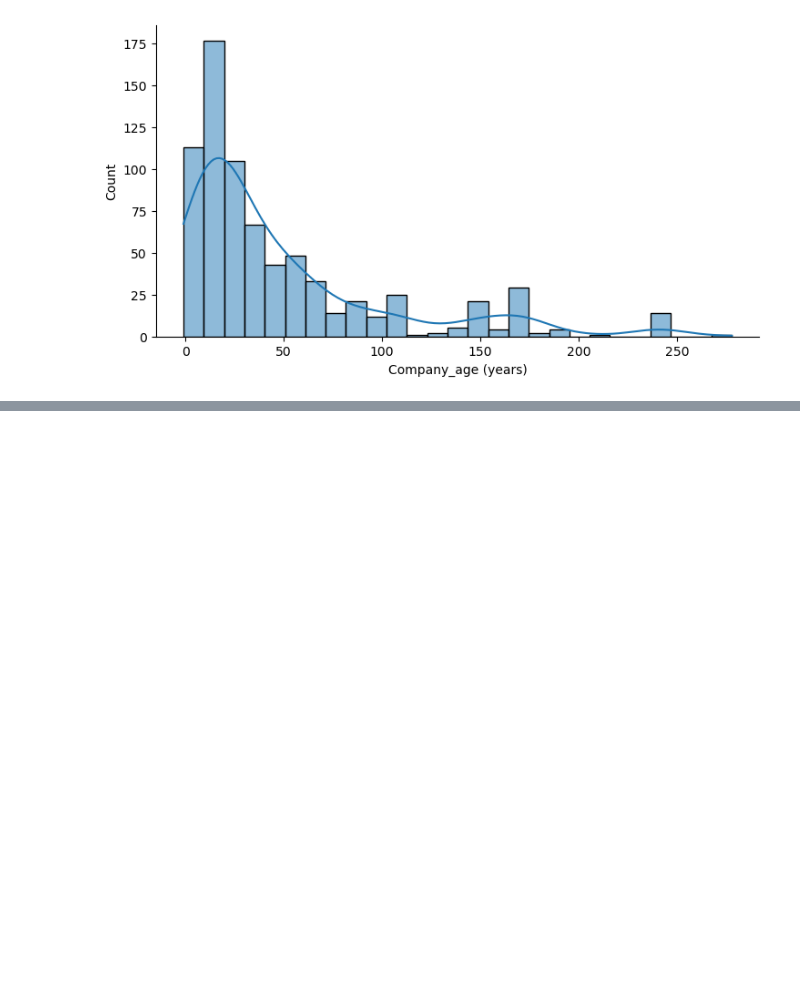
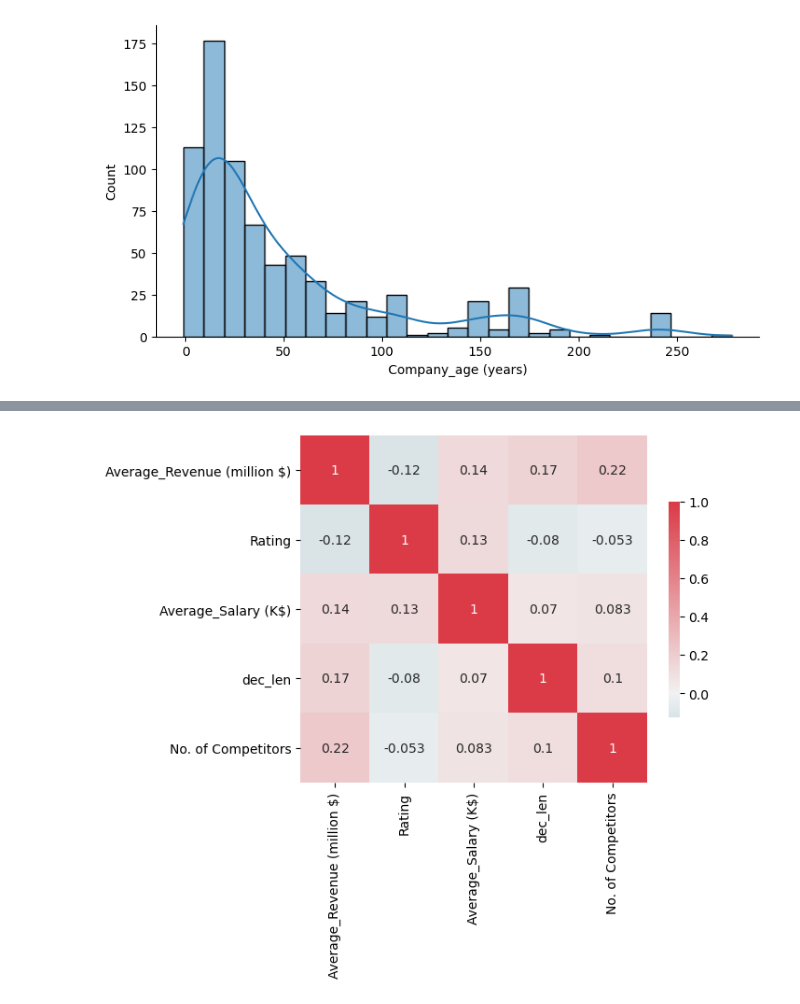
Before and after one commit to yash-meshram/Salary-Prediction-Data-Science-, a Jupyter notebook: Exploratory_data_analysis.ipynb, the cells around one changed output, grey strips where cells are left out. Cells and saved outputs as stored; diff of their text form; code cells hidden in the pictures; blank space fills up the shorter version.

```diff
--- a/Exploratory_data_analysis.ipynb
+++ b/Exploratory_data_analysis.ipynb
@@ -174,0 +183,9 @@ sns.boxplot(data = df['Rating'],
+# %%
+df_num = df[['Average_Revenue (million $)', 'Rating', 'Average_Salary (K$)', 'dec_len', 'No. of Competitors']]
+# %%
+cmap = sns.diverging_palette(220, 10, as_cmap=True)
+sns.heatmap(df_num.corr(),
+            vmax = 1, center = 0, cmap = cmap, square = True, cbar_kws = {"shrink": .5}, annot = True)
+plt.gcf().set_size_inches(6, 6)
+# %% [output]
+[figure, added]
```
Also changed, not shown: parts of 16 cells of this notebook.
